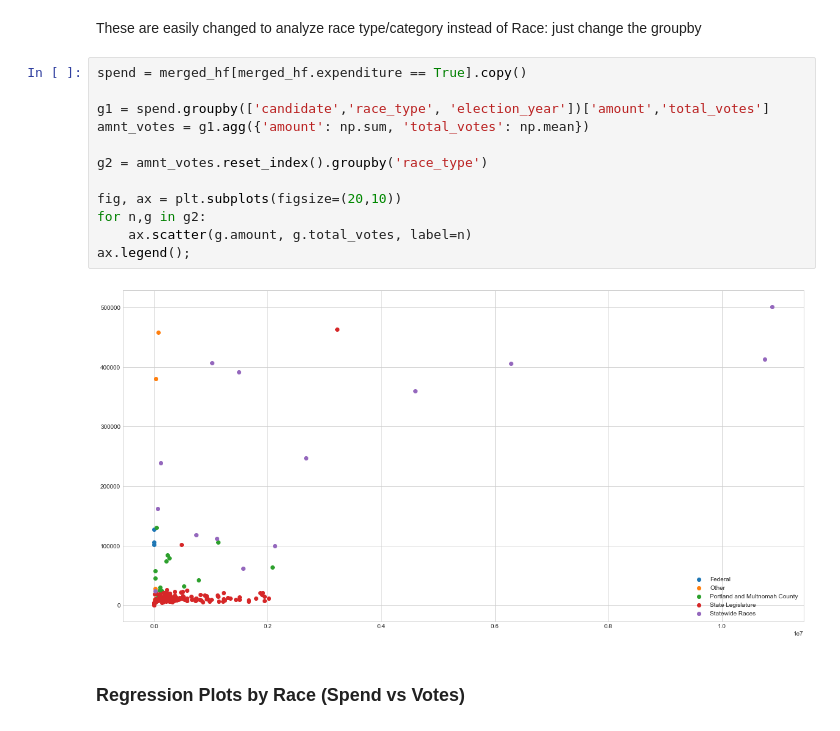
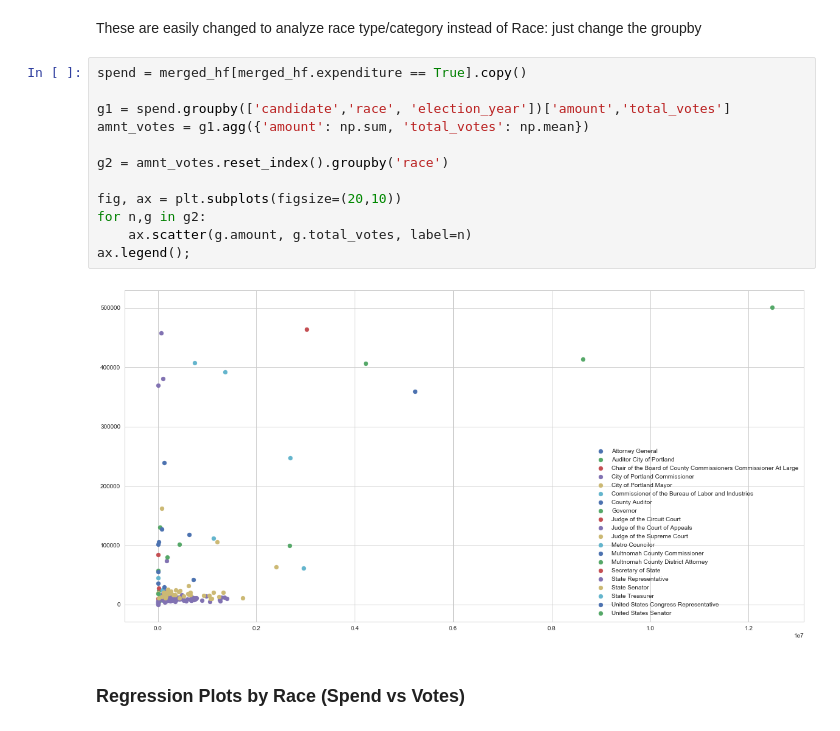
Before and after one commit to hackoregon/elections-2018, a Jupyter notebook: notebooks/overall_analysis_ballots_transactions_committees.ipynb, the cells around one changed output. Drawn from its saved outputs; the diff is of its cells as text.

```diff
--- a/notebooks/overall_analysis_ballots_transactions_committees.ipynb
+++ b/notebooks/overall_analysis_ballots_transactions_committees.ipynb
@@ -359,17 +357,17 @@ These are easily changed to analyze race type/category instead of Race: just cha
 # %%
 spend = merged_hf[merged_hf.expenditure == True].copy()
 
-g1 = spend.groupby(['candidate','race_type', 'election_year'])['amount','total_votes']
+g1 = spend.groupby(['candidate','race', 'election_year'])['amount','total_votes']
 amnt_votes = g1.agg({'amount': np.sum, 'total_votes': np.mean})
 
-g2 = amnt_votes.reset_index().groupby('race_type')
+g2 = amnt_votes.reset_index().groupby('race')
 
 fig, ax = plt.subplots(figsize=(20,10))
 for n,g in g2:
     ax.scatter(g.amount, g.total_votes, label=n)
 ax.legend();
 # %% [output]
-[figure, old version]
+[figure, new version]
 # %% [markdown]
 ### Regression Plots by Race (Spend vs Votes)
 # %%
```
Also changed, not shown: parts of 94 cells of this notebook.
